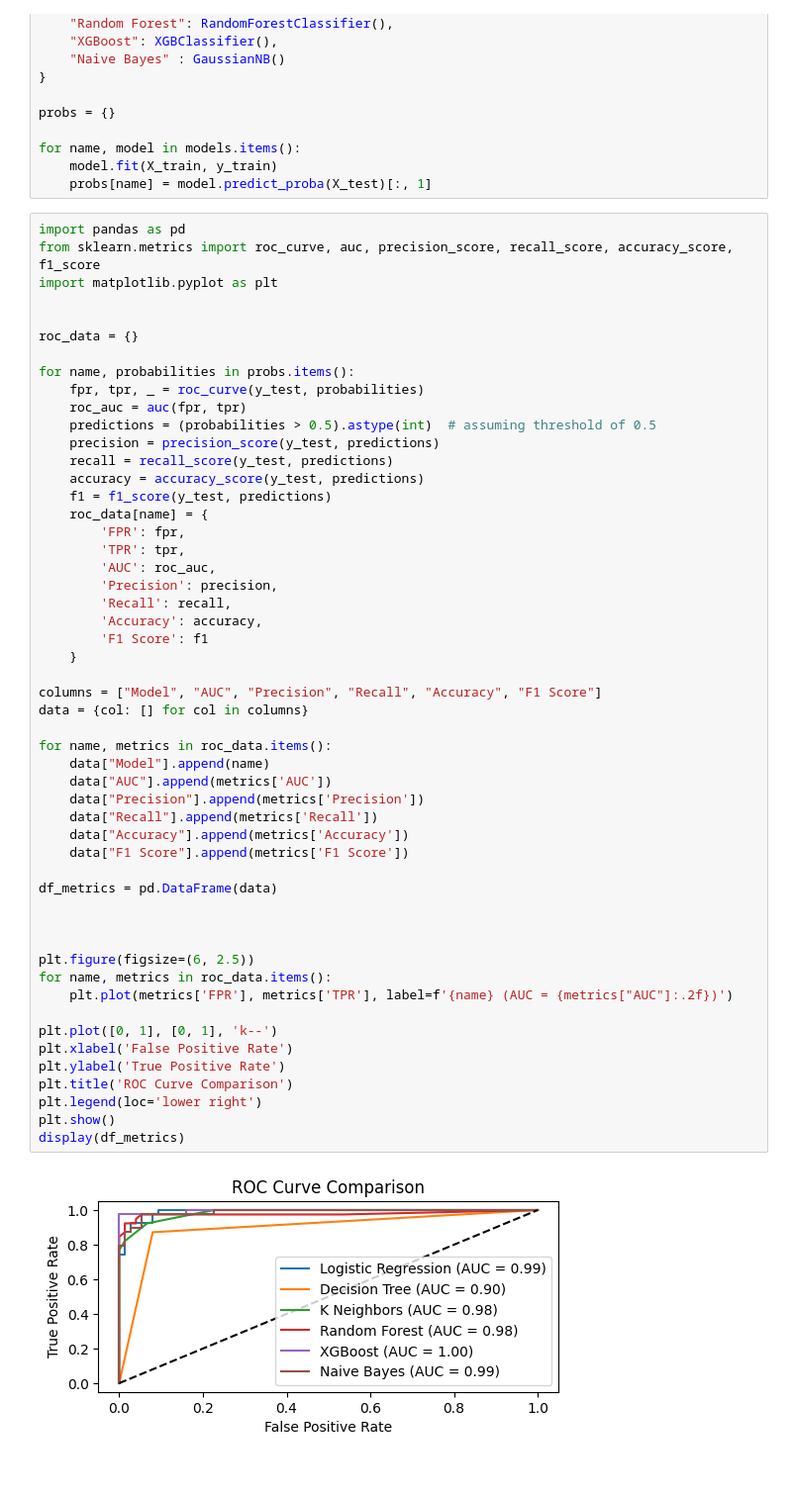
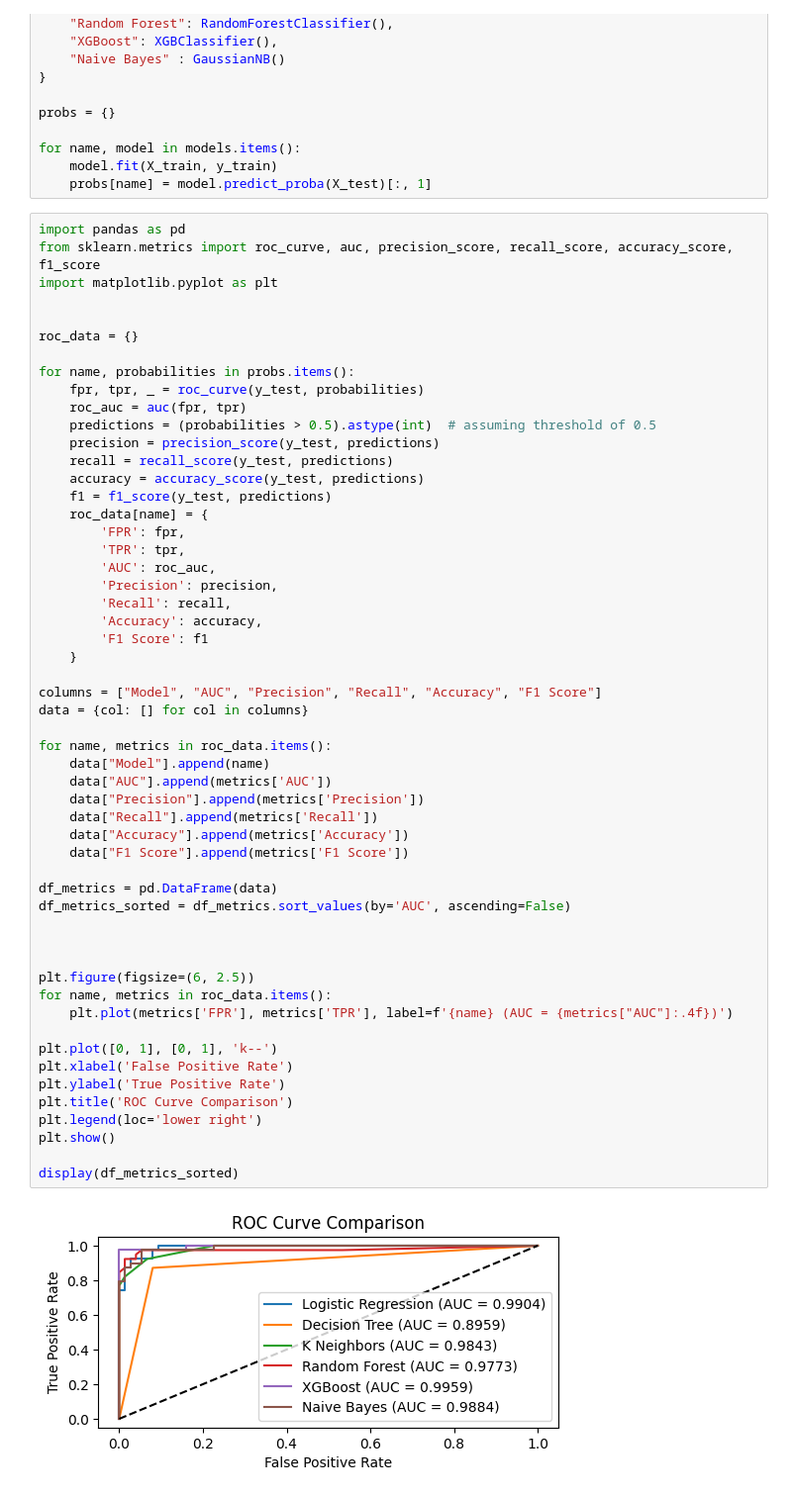
Before and after one commit to PeroumalPajany/TEMP, a Jupyter notebook: breastcancer_classification_models.ipynb, the cells around one changed output. Shown at 99% size. Drawn from its saved outputs; the diff is of its cells as text.

```diff
--- a/breastcancer_classification_models.ipynb
+++ b/breastcancer_classification_models.ipynb
@@ -338,34 +338,36 @@ for name, probabilities in probs.items():
         'Recall': recall,
         'Accuracy': accuracy,
         'F1 Score': f1
     }
 
 columns = ["Model", "AUC", "Precision", "Recall", "Accuracy", "F1 Score"]
 data = {col: [] for col in columns}
 
 for name, metrics in roc_data.items():
     data["Model"].append(name)
     data["AUC"].append(metrics['AUC'])
     data["Precision"].append(metrics['Precision'])
     data["Recall"].append(metrics['Recall'])
     data["Accuracy"].append(metrics['Accuracy'])
     data["F1 Score"].append(metrics['F1 Score'])
 
 df_metrics = pd.DataFrame(data)
+df_metrics_sorted = df_metrics.sort_values(by='AUC', ascending=False)
 
 
 
 plt.figure(figsize=(6, 2.5))
 for name, metrics in roc_data.items():
-    plt.plot(metrics['FPR'], metrics['TPR'], label=f'{name} (AUC = {metrics["AUC"]:.2f})')
+    plt.plot(metrics['FPR'], metrics['TPR'], label=f'{name} (AUC = {metrics["AUC"]:.4f})')
 
 plt.plot([0, 1], [0, 1], 'k--')
 plt.xlabel('False Positive Rate')
 plt.ylabel('True Positive Rate')
 plt.title('ROC Curve Comparison')
 plt.legend(loc='lower right')
 plt.show()
-display(df_metrics)
+
+display(df_metrics_sorted)
 # %% [output]
-[figure, old version]
+[figure, new version]
 |  | Model | AUC | Precision | Recall | Accuracy | F1 Score |
```
Also changed, not shown: parts of 1 cell of this notebook.
